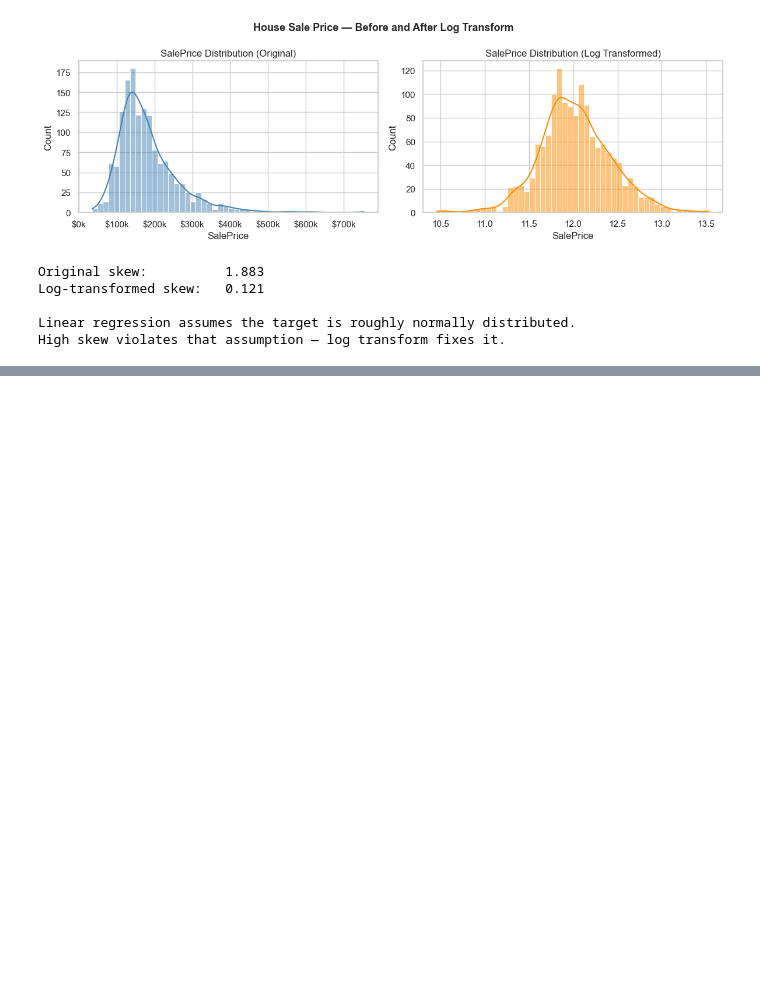
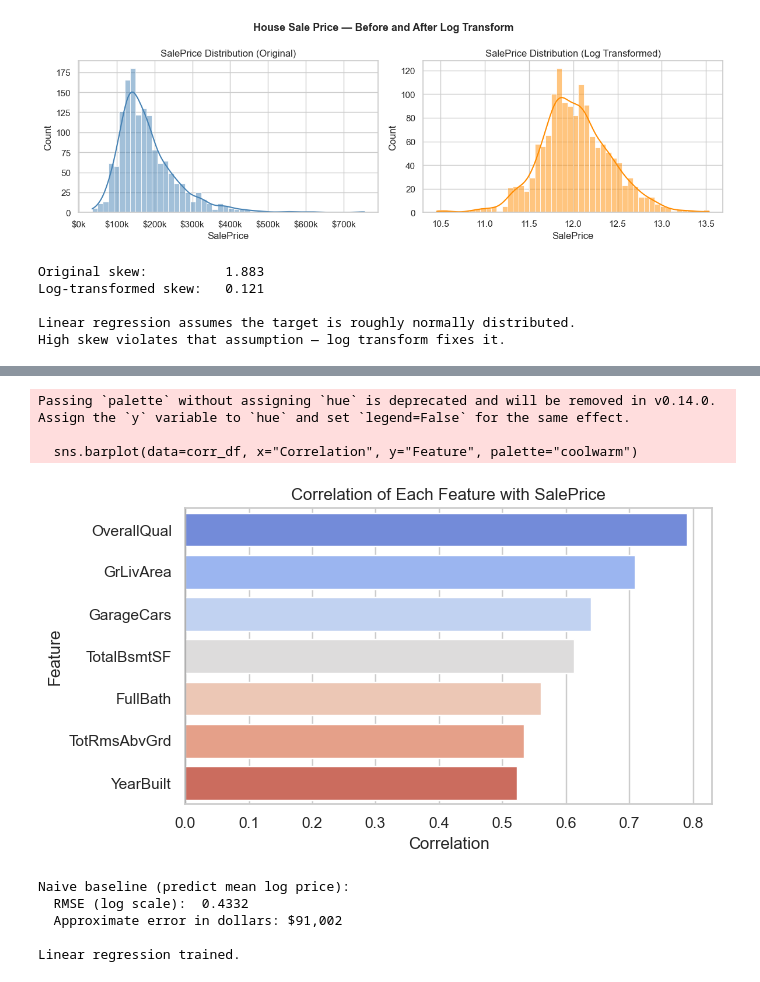
Before and after one commit to hpitta26/Sprinternship-Code, a Jupyter notebook: lesson_3.ipynb, the cells around one changed output, grey strips where cells are left out. Cells and saved outputs as stored; diff of their text form; code cells hidden in the pictures; blank space fills up the shorter version.

```diff
--- a/lesson_3.ipynb
+++ b/lesson_3.ipynb
@@ -305,0 +339,52 @@ houses_clean[HOUSE_FEATURES].describe().round(1)
+# %%
+import seaborn as sns
+corr_with_price = houses_clean[HOUSE_FEATURES + ["SalePrice"]].corr()["SalePrice"].drop("SalePrice").sort_values(ascending=False)
+
+corr_df = corr_with_price.reset_index()
+corr_df.columns = ["Feature", "Correlation"]
+
+plt.figure(figsize=(7, 4))
+sns.barplot(data=corr_df, x="Correlation", y="Feature", palette="coolwarm")
+plt.axvline(0, color="black", linewidth=0.8)
+plt.title("Correlation of Each Feature with SalePrice")
+plt.tight_layout()
+plt.show()
+# %% [output]
+Passing `palette` without assigning `hue` is deprecated and will be removed in v0.14.0. Assign the `y` variable to `hue` and set `legend=False` for the same effect.
+
+  sns.barplot(data=corr_df, x="Correlation", y="Feature", palette="coolwarm")
+[figure, added]
+# %%
+X_h = houses_clean[HOUSE_FEATURES]
+y_h = houses_clean["LogSalePrice"]
+
+X_h_train, X_h_test, y_h_train, y_h_test = train_test_split(
+    X_h, y_h, test_size=0.2, random_state=42
+)
+
+
+mean_log_price = y_h_train.mean()
+naive_preds_h  = np.full(len(y_h_test), mean_log_price)
+
+naive_rmse = np.sqrt(mean_squared_error(y_h_test, naive_preds_h))
+naive_rmse_dollars = np.expm1(mean_log_price + naive_rmse) - np.expm1(mean_log_price)
+
+print(f"Naive baseline (predict mean log price):")
+print(f"  RMSE (log scale):  {naive_rmse:.4f}")
+print(f"  Approximate error in dollars: ${naive_rmse_dollars:,.0f}")
+
+
+scaler_h = StandardScaler()
+X_h_train_scaled = scaler_h.fit_transform(X_h_train)
+X_h_test_scaled  = scaler_h.transform(X_h_test)
+
+lin_reg = LinearRegression()
+lin_reg.fit(X_h_train_scaled, y_h_train)
+
+print("\nLinear regression trained.")
+# %% [output]
+Naive baseline (predict mean log price):
+  RMSE (log scale):  0.4332
+  Approximate error in dollars: $91,002
+
+Linear regression trained.
```
Also changed, not shown: parts of 14 cells of this notebook.
